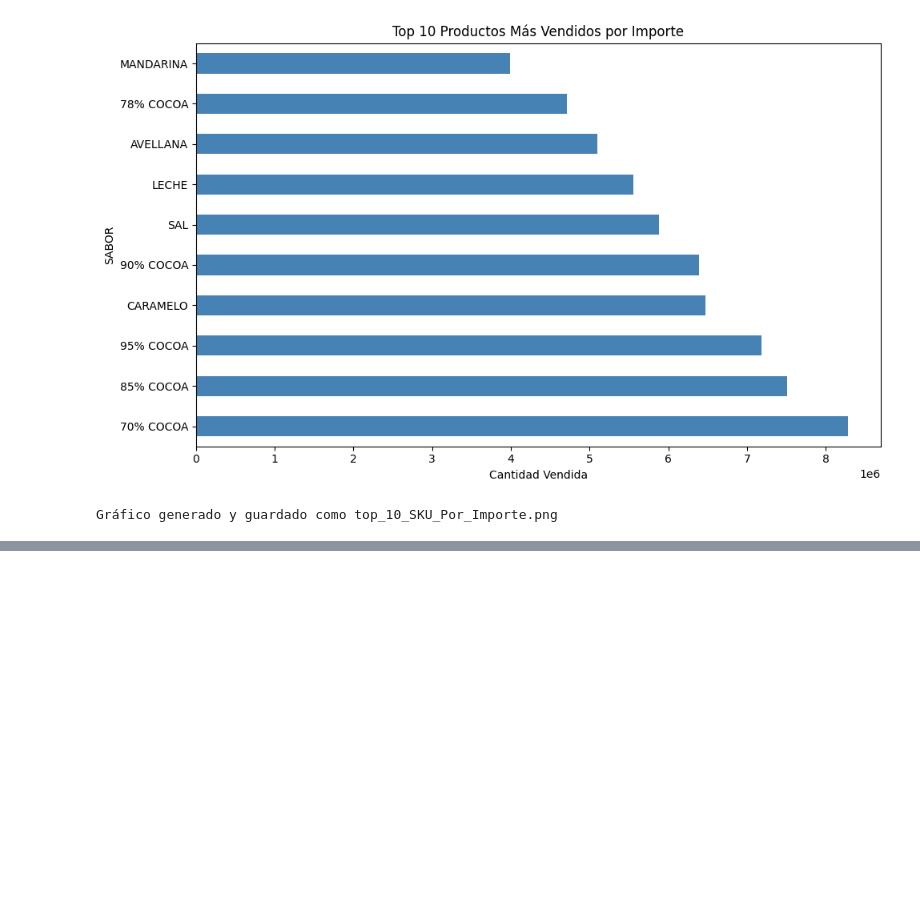
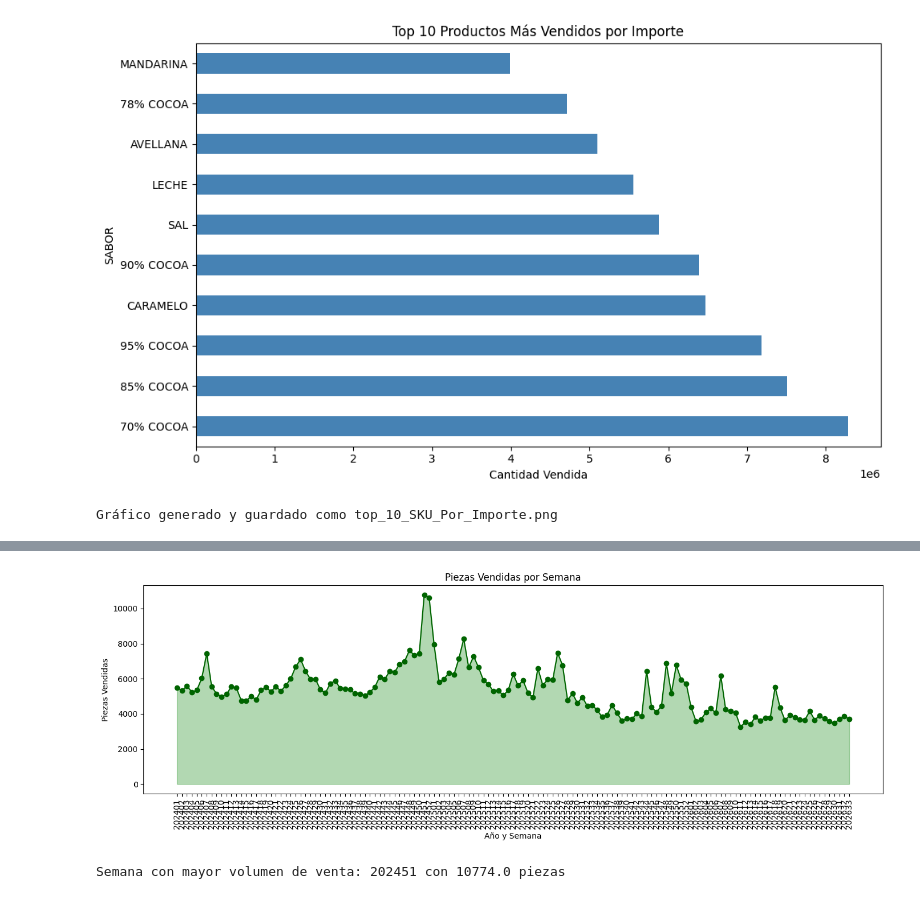
Before and after one commit to Fanni0722/Tecnolochicas, a Jupyter notebook: CargaData.ipynb, the cells around one changed output, grey strips where cells are left out. Saved outputs shown, nothing was run; the diff lists cells and outputs as text; code cells hidden in the pictures; blank space fills up the shorter version.

```diff
--- a/CargaData.ipynb
+++ b/CargaData.ipynb
@@ -203,0 +238,18 @@ Gráfico generado y guardado como top_10_SKU_Por_Importe.png
+# %%
+ventas_semana = df_ventas.groupby('Año_Semana')['Sell Out Piezas'].sum().sort_index()
+
+plt.figure(figsize=(14, 5))
+plt.plot(ventas_semana.index.astype(str), ventas_semana.values, marker='o', color='darkgreen')
+plt.fill_between(range(len(ventas_semana)), ventas_semana.values, alpha=0.3, color='green')
+plt.title('Piezas Vendidas por Semana')
+plt.xlabel('Año y Semana')
+plt.ylabel('Piezas Vendidas')
+plt.xticks(rotation=90)
+plt.tight_layout()
+plt.savefig('tendencia_semanal.png')
+plt.show()
+
+print("Semana con mayor volumen de venta:", ventas_semana.idxmax(), "con", ventas_semana.max(), "piezas")
+# %% [output]
+[figure, added]
+Semana con mayor volumen de venta: 202451 con 10774.0 piezas
```
Also changed, not shown: parts of 9 cells of this notebook, 2 other files.
